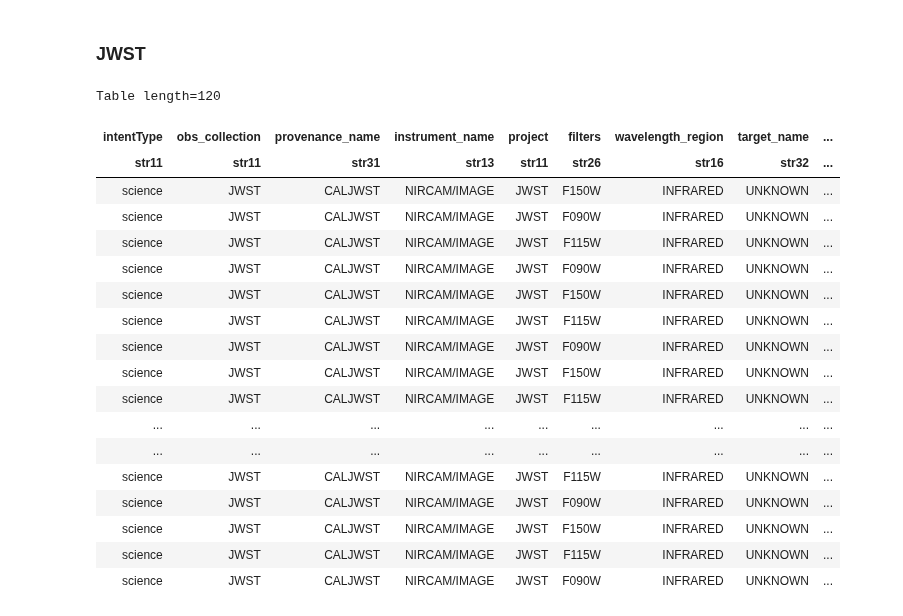
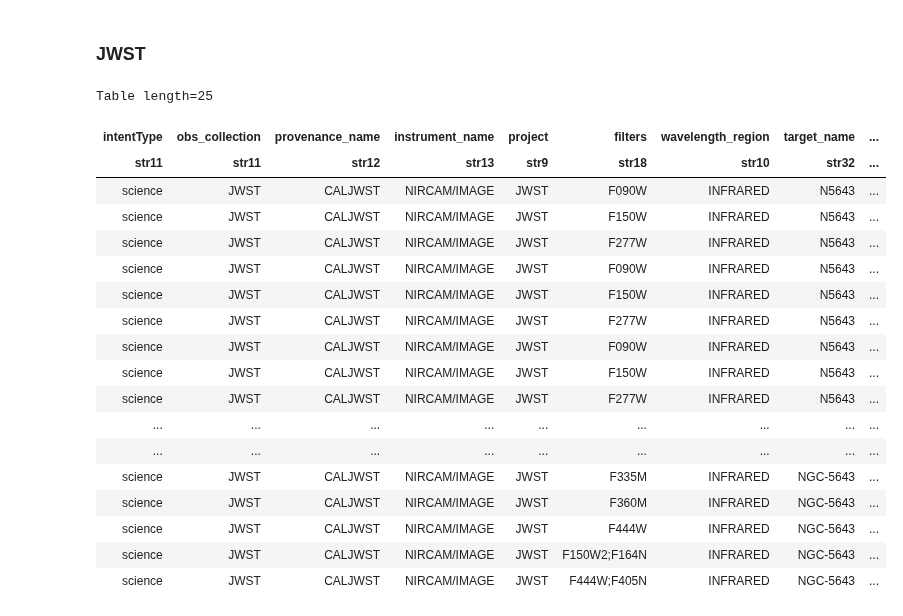
Before and after one commit to aswinsuresh24/jwst123, a Jupyter notebook: hst_download.ipynb, the cells around one changed output. Cells and saved outputs as stored; diff of their text form; code cells hidden in the pictures.

```diff
--- a/hst_download.ipynb
+++ b/hst_download.ipynb
@@ -354,33 +355,0 @@ obstable = add_visit_info(obstable)
-# %%
-obstable.add_column(Column([' '*99]*len(obstable), name='drizname'))
-for i,row in enumerate(obstable):
-    visit = row['visit']
-    n = str(visit).zfill(4)
-    inst = row['instrument']
-    filt = row['filter']
-
-    # Visit should correspond to first image so they're all the same
-    visittable = obstable[obstable['visit']==visit]
-    refimage = visittable['image'][0]
-    if 'DATE-OBS' in h.keys():
-        date_obj = Time(fits.getval(refimage, 'DATE-OBS'))
-    else:
-        date_obj = Time(fits.getval(refimage, 'EXPSTART'), format='mjd')
-    date_str = date_obj.datetime.strftime('%y%m%d')
-
-    # Make a photpipe-like image name
-    drizname = ''
-    objname = None
-    if objname:
-        drizname = '{obj}.{inst}.{filt}.ut{date}_{n}.drz.fits'
-        drizname = drizname.format(inst=inst.split('_')[0],
-            filt=filt, n=n, date=date_str, obj=objname)
-    else:
-        drizname = '{inst}.{filt}.ut{date}_{n}.drz.fits'
-        drizname = drizname.format(inst=inst.split('_')[0],
-            filt=filt, n=n, date=date_str)
-
-    if '.':
-        drizname = os.path.join('.', drizname)
-
-    obstable[i]['drizname'] = drizname
@@ -427,11 +365,13 @@ table
 #images for SN2024aecx
 # ra, dec = 166.4564675, -0.034845
 #images for NGC0300
-ra, dec = 13.723, -37.68486
+# ra, dec = 13.723, -37.68486
+# images for NGC 4038
+ra, dec = 218.17, -44.17448
 #long wavelength image for gaia test
 # ra, dec = 288.180264431434, -2.33687287711816
 coord = SkyCoord(ra, dec, frame='icrs', unit='deg')
-radius = 5*u.arcmin
+radius = 6*u.arcmin
 # %%
 obsTable = Observations.query_region(coord, radius=radius)
 # %%
@@ -448,31 +388,32 @@ masks.append([any(l) for l in list(map(list,zip(*[[det in inst.upper() #NIRCAM i
 # Added mask to remove calibration data from separch
 masks.append([f.upper()!='DETECTION' for f in obsTable['filters']])
 masks.append([i.upper()!='CALIBRATION' for i in obsTable['intentType']])
+masks.append([d.upper()=='PUBLIC' for d in obsTable['dataRights']])
 
 mask = [all(l) for l in list(map(list, zip(*masks)))]
 obsTable_webb = obsTable[mask]
 # %%
-obsTable_webb[obsTable_webb['calib_level'] == 2]
+obsTable_webb[obsTable_webb['calib_level'] == 3]
 # %% [output]
-Table length=120
+Table length=25
 | intentType | obs_collection | provenance_name | instrument_name | project | filters | wavelength_region | target_name | ... |
-| str11 | str11 | str31 | str13 | str11 | str26 | str16 | str32 | ... |
-| science | JWST | CALJWST | NIRCAM/IMAGE | JWST | F150W | INFRARED | UNKNOWN | ... |
-| science | JWST | CALJWST | NIRCAM/IMAGE | JWST | F090W | INFRARED | UNKNOWN | ... |
-| science | JWST | CALJWST | NIRCAM/IMAGE | JWST | F115W | INFRARED | UNKNOWN | ... |
-| science | JWST | CALJWST | NIRCAM/IMAGE | JWST | F090W | INFRARED | UNKNOWN | ... |
-| science | JWST | CALJWST | NIRCAM/IMAGE | JWST | F150W | INFRARED | UNKNOWN | ... |
-| science | JWST | CALJWST | NIRCAM/IMAGE | JWST | F115W | INFRARED | UNKNOWN | ... |
-| science | JWST | CALJWST | NIRCAM/IMAGE | JWST | F090W | INFRARED | UNKNOWN | ... |
-| science | JWST | CALJWST | NIRCAM/IMAGE | JWST | F150W | INFRARED | UNKNOWN | ... |
-| science | JWST | CALJWST | NIRCAM/IMAGE | JWST | F115W | INFRARED | UNKNOWN | ... |
+| str11 | str11 | str12 | str13 | str9 | str18 | str10 | str32 | ... |
+| science | JWST | CALJWST | NIRCAM/IMAGE | JWST | F090W | INFRARED | N5643 | ... |
+| science | JWST | CALJWST | NIRCAM/IMAGE | JWST | F150W | INFRARED | N5643 | ... |
+| science | JWST | CALJWST | NIRCAM/IMAGE | JWST | F277W | INFRARED | N5643 | ... |
+| science | JWST | CALJWST | NIRCAM/IMAGE | JWST | F090W | INFRARED | N5643 | ... |
+| science | JWST | CALJWST | NIRCAM/IMAGE | JWST | F150W | INFRARED | N5643 | ... |
+| science | JWST | CALJWST | NIRCAM/IMAGE | JWST | F277W | INFRARED | N5643 | ... |
+| science | JWST | CALJWST | NIRCAM/IMAGE | JWST | F090W | INFRARED | N5643 | ... |
+| science | JWST | CALJWST | NIRCAM/IMAGE | JWST | F150W | INFRARED | N5643 | ... |
+| science | JWST | CALJWST | NIRCAM/IMAGE | JWST | F277W | INFRARED | N5643 | ... |
 | ... | ... | ... | ... | ... | ... | ... | ... | ... |
 | ... | ... | ... | ... | ... | ... | ... | ... | ... |
-| science | JWST | CALJWST | NIRCAM/IMAGE | JWST | F115W | INFRARED | UNKNOWN | ... |
-| science | JWST | CALJWST | NIRCAM/IMAGE | JWST | F090W | INFRARED | UNKNOWN | ... |
-| science | JWST | CALJWST | NIRCAM/IMAGE | JWST | F150W | INFRARED | UNKNOWN | ... |
-| science | JWST | CALJWST | NIRCAM/IMAGE | JWST | F115W | INFRARED | UNKNOWN | ... |
-| science | JWST | CALJWST | NIRCAM/IMAGE | JWST | F090W | INFRARED | UNKNOWN | ... |
+| science | JWST | CALJWST | NIRCAM/IMAGE | JWST | F335M | INFRARED | NGC-5643 | ... |
+| science | JWST | CALJWST | NIRCAM/IMAGE | JWST | F360M | INFRARED | NGC-5643 | ... |
+| science | JWST | CALJWST | NIRCAM/IMAGE | JWST | F444W | INFRARED | NGC-5643 | ... |
+| science | JWST | CALJWST | NIRCAM/IMAGE | JWST | F150W2;F164N | INFRARED | NGC-5643 | ... |
+| science | JWST | CALJWST | NIRCAM/IMAGE | JWST | F444W;F405N | INFRARED | NGC-5643 | ... |
 # %%
 obsTable_webb['s_region'][0]
 # %% [output]
```
Also changed, not shown: parts of 24 cells of this notebook, 2 other files.
